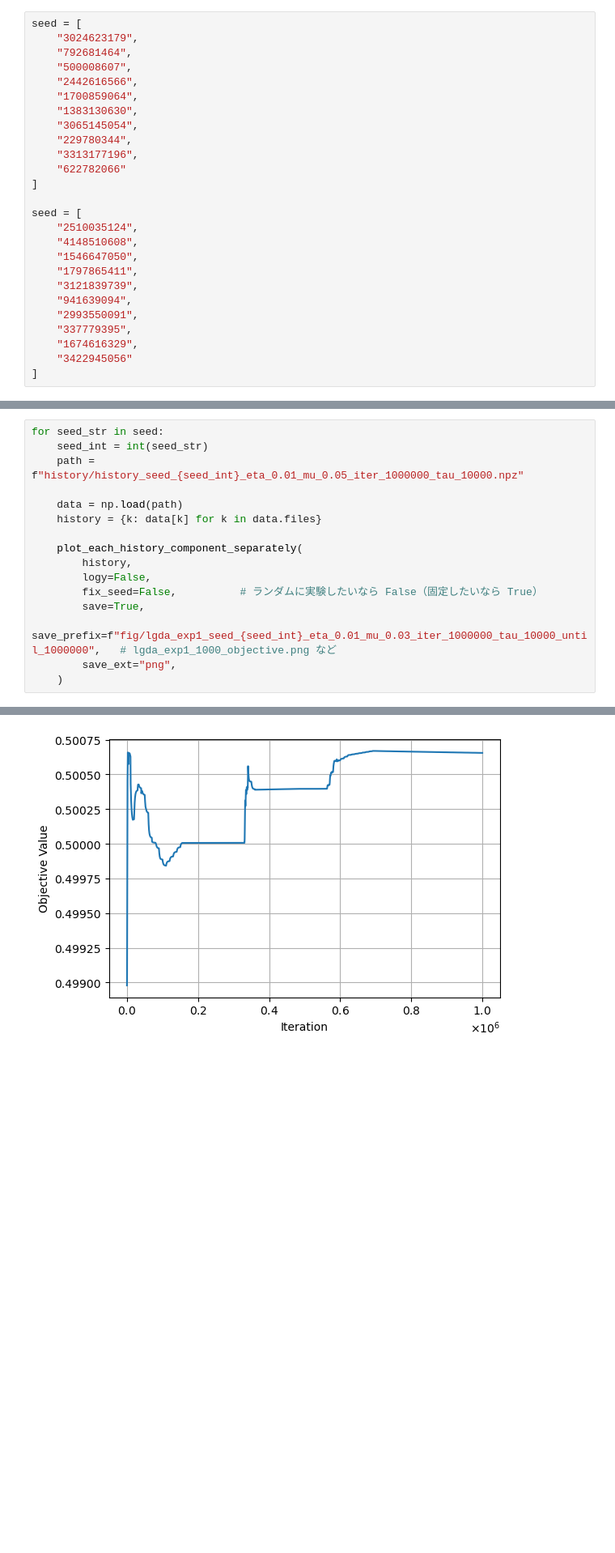
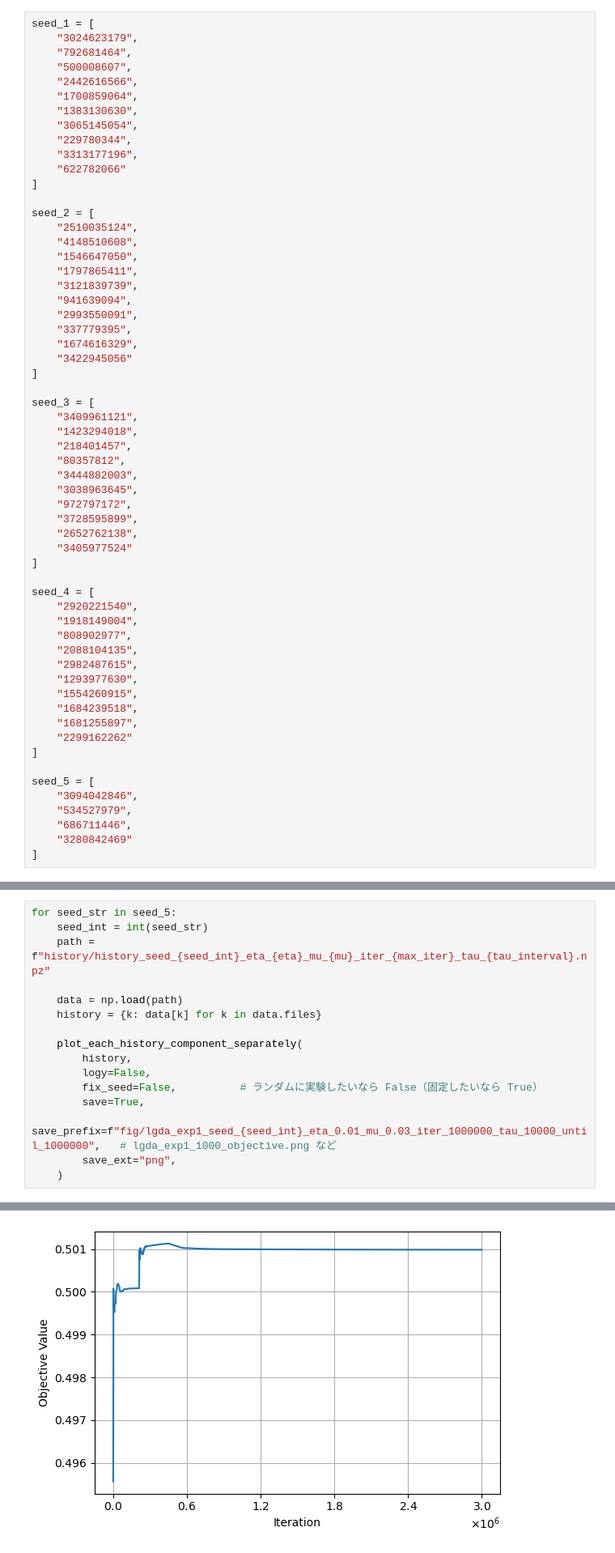
Before and after one commit to datty00725/allocate-probrem, a Jupyter notebook: mutation_lambda/plot_from_npz.ipynb, the cells around one changed output, grey strips where cells are left out. Shown at 81% size. Saved outputs shown, nothing was run; the diff lists cells and outputs as text; blank space fills up the shorter version.

```diff
--- a/mutation_lambda/plot_from_npz.ipynb
+++ b/mutation_lambda/plot_from_npz.ipynb
@@ -6,7 +7,7 @@ import pandas as pd
 # %%
 %run ./func.ipynb
 # %%
-seed = [
+seed_1 = [
     "3024623179",
     "792681464",
     "500008607",
@@ -19,7 +20,7 @@ seed = [
     "622782066"
 ]
 
-seed = [
+seed_2 = [
     "2510035124",
     "4148510608",
     "1546647050",
@@ -31,3 +32,36 @@ seed = [
     "1674616329",
     "3422945056"
 ]
+
+seed_3 = [
+    "3409961121",
+    "1423294018",
+    "218401457",
+    "80357812",
+    "3444882003",
+    "3038963645",
+    "972797172",
+    "3728595899",
+    "2652762138",
+    "3405977524"
+]
+
+seed_4 = [
+    "2920221540",
+    "1918149004",
+    "808902977",
+    "2088104135",
+    "2982487615",
+    "1293977630",
+    "1554260915",
+    "1684239518",
+    "1681255897",
+    "2299162262"
+]
+
+seed_5 = [
+    "3094042846",
+    "534527979",
+    "686711446",
+    "3280842469"
+]
@@ -34,7 +75,7 @@ seed = [
 # %%
-for seed_str in seed:
+for seed_str in seed_5:
     seed_int = int(seed_str)
-    path = f"history/history_seed_{seed_int}_eta_0.01_mu_0.05_iter_1000000_tau_10000.npz"
+    path = f"history/history_seed_{seed_int}_eta_{eta}_mu_{mu}_iter_{max_iter}_tau_{tau_interval}.npz"
 
     data = np.load(path)
     history = {k: data[k] for k in data.files}
@@ -52 +93 @@ save pic: fig/lgda_exp1_seed_2510035124_eta_0.01_mu_0.03_iter_1000000_tau_10000_
-[figure, old version]
+[figure, new version]
```
Also changed, not shown: parts of 7 cells of this notebook, 4 other files.
